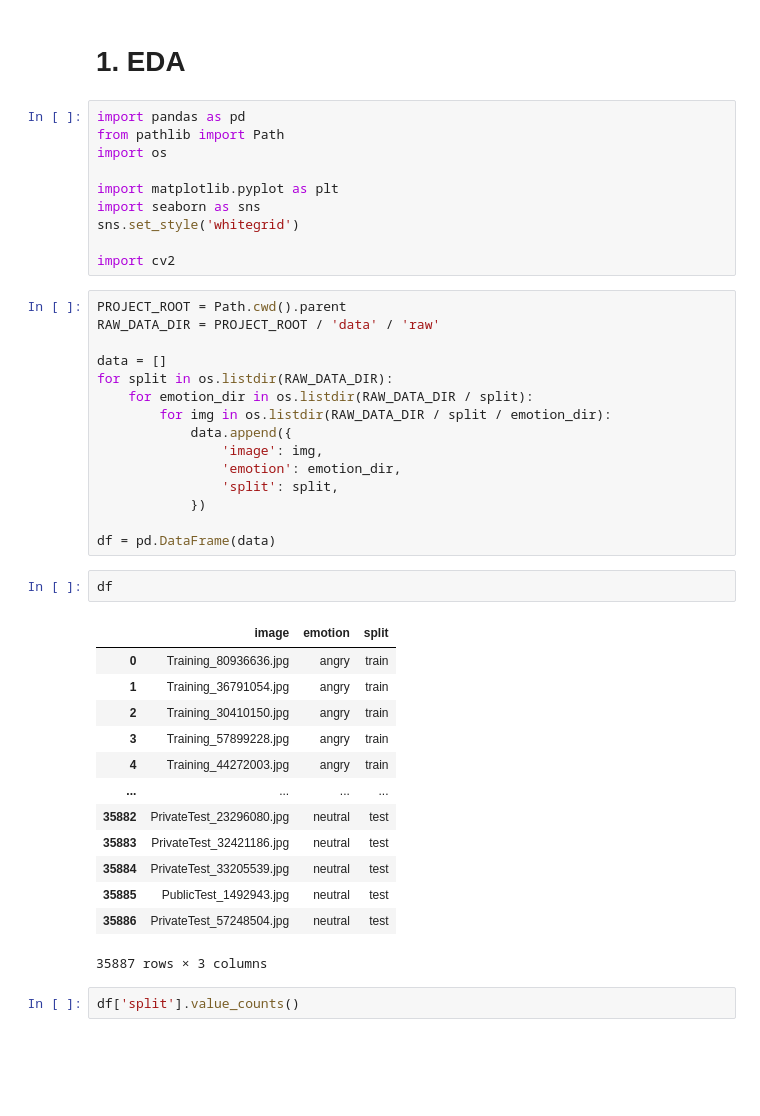
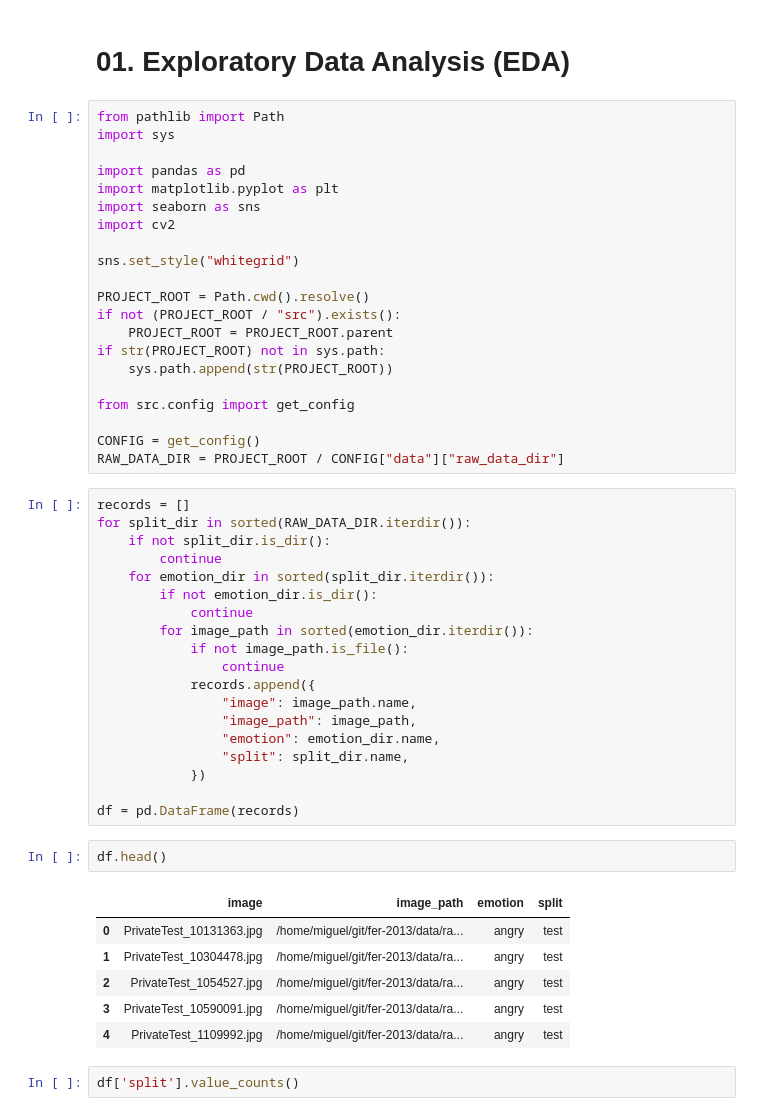
Before and after one commit to AlbertNewton254/fer-2013, a Jupyter notebook: notebooks/01_eda.ipynb, the cells around one changed output. Saved outputs shown, nothing was run; the diff lists cells and outputs as text; blank space fills up the shorter version.

```diff
--- a/notebooks/01_eda.ipynb
+++ b/notebooks/01_eda.ipynb
@@ -1,46 +1,54 @@
 # %% [markdown]
-# 1. EDA
+# 01. Exploratory Data Analysis (EDA)
 # %%
+from pathlib import Path
+import sys
+
 import pandas as pd
-from pathlib import Path
-import os
-
 import matplotlib.pyplot as plt
 import seaborn as sns
-sns.set_style('whitegrid')
+import cv2
 
-import cv2
+sns.set_style("whitegrid")
+
+PROJECT_ROOT = Path.cwd().resolve()
+if not (PROJECT_ROOT / "src").exists():
+    PROJECT_ROOT = PROJECT_ROOT.parent
+if str(PROJECT_ROOT) not in sys.path:
+    sys.path.append(str(PROJECT_ROOT))
+
+from src.config import get_config
+
+CONFIG = get_config()
+RAW_DATA_DIR = PROJECT_ROOT / CONFIG["data"]["raw_data_dir"]
 # %%
-PROJECT_ROOT = Path.cwd().parent
-RAW_DATA_DIR = PROJECT_ROOT / 'data' / 'raw'
-
-data = []
-for split in os.listdir(RAW_DATA_DIR):
-    for emotion_dir in os.listdir(RAW_DATA_DIR / split):
-        for img in os.listdir(RAW_DATA_DIR / split / emotion_dir):
-            data.append({
-                'image': img,
-                'emotion': emotion_dir,
-                'split': split,
+records = []
+for split_dir in sorted(RAW_DATA_DIR.iterdir()):
+    if not split_dir.is_dir():
+        continue
+    for emotion_dir in sorted(split_dir.iterdir()):
+        if not emotion_dir.is_dir():
+            continue
+        for image_path in sorted(emotion_dir.iterdir()):
+            if not image_path.is_file():
+                continue
+            records.append({
+                "image": image_path.name,
+                "image_path": image_path,
+                "emotion": emotion_dir.name,
+                "split": split_dir.name,
             })
 
-df = pd.DataFrame(data)
+df = pd.DataFrame(records)
 # %%
-df
+df.head()
 # %% [output]
-|  | image | emotion | split |
-| 0 | Training_80936636.jpg | angry | train |
-| 1 | Training_36791054.jpg | angry | train |
-| 2 | Training_30410150.jpg | angry | train |
-| 3 | Training_57899228.jpg | angry | train |
-| 4 | Training_44272003.jpg | angry | train |
-| ... | ... | ... | ... |
-| 35882 | PrivateTest_23296080.jpg | neutral | test |
-| 35883 | PrivateTest_32421186.jpg | neutral | test |
-| 35884 | PrivateTest_33205539.jpg | neutral | test |
-| 35885 | PublicTest_1492943.jpg | neutral | test |
-| 35886 | PrivateTest_57248504.jpg | neutral | test |
+|  | image | image_path | emotion | split |
+| 0 | PrivateTest_10131363.jpg | /home/miguel/git/fer-2013/data/ra... | angry | test |
+| 1 | PrivateTest_10304478.jpg | /home/miguel/git/fer-2013/data/ra... | angry | test |
+| 2 | PrivateTest_1054527.jpg | /home/miguel/git/fer-2013/data/ra... | angry | test |
+| 3 | PrivateTest_10590091.jpg | /home/miguel/git/fer-2013/data/ra... | angry | test |
+| 4 | PrivateTest_1109992.jpg | /home/miguel/git/fer-2013/data/ra... | angry | test |
-35887 rows × 3 columns
 # %%
 df['split'].value_counts()
 # %% [output]
```
Also changed, not shown: parts of 4 cells of this notebook, 1 other file.
